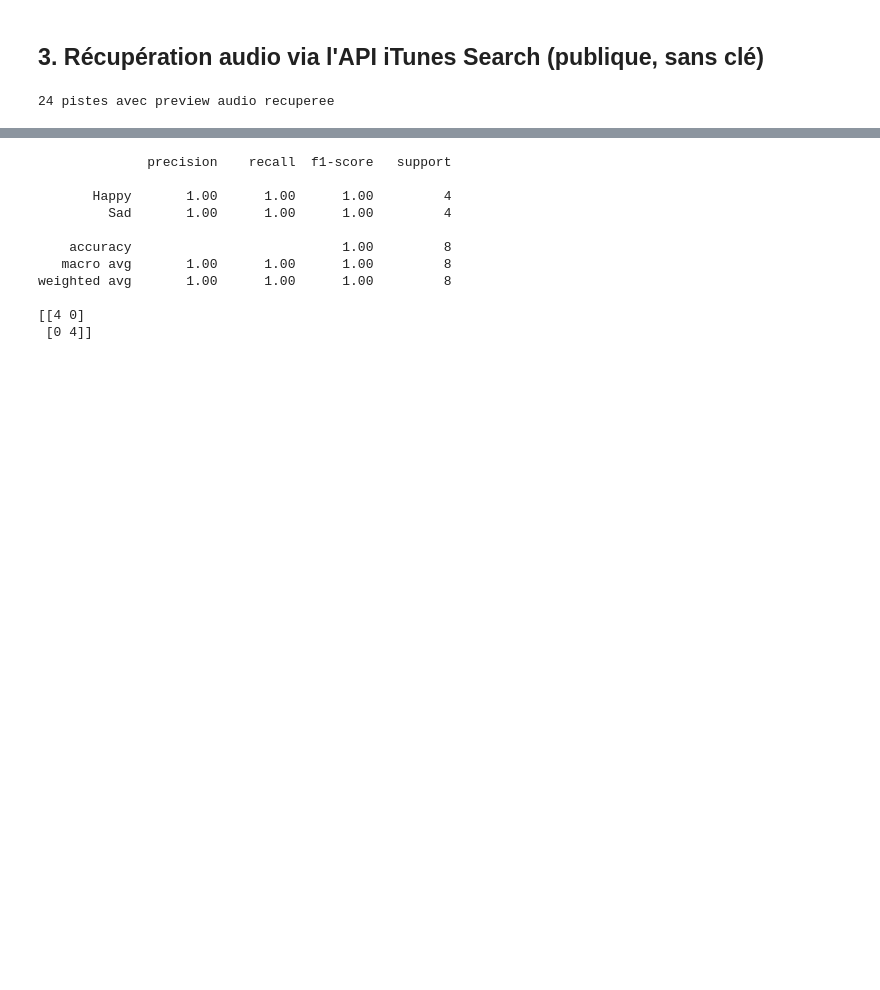
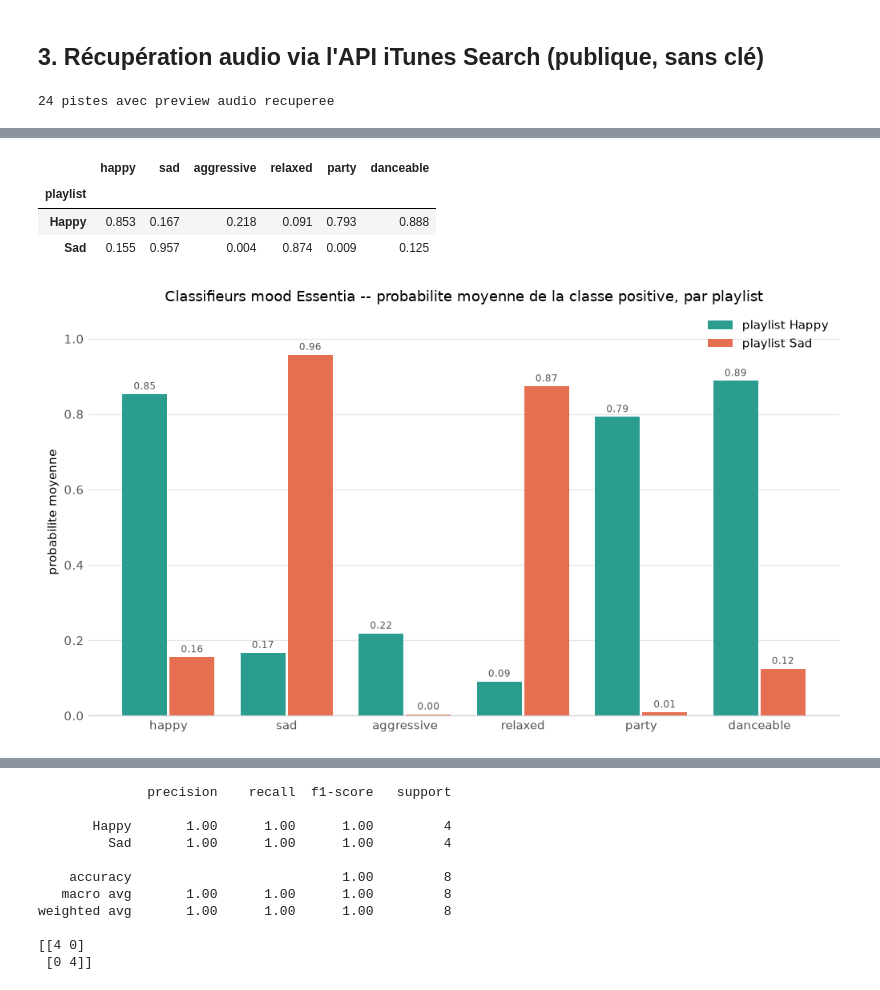
Before and after one commit to sdp92-hub/Moods-Happy-and-Sad-Clusters, a Jupyter notebook: Moods - Happy and Sad Clusters (v2 - Essentia+iTunes prototype).ipynb, the cells around one changed output, grey strips where cells are left out. Drawn from its saved outputs; the diff is of its cells as text; code cells hidden in the pictures; blank space fills up the shorter version.

```diff
--- a/Moods - Happy and Sad Clusters (v2 - Essentia+iTunes prototype).ipynb
+++ b/Moods - Happy and Sad Clusters (v2 - Essentia+iTunes prototype).ipynb
@@ -208,0 +306,31 @@ plt.show()
+# %%
+df.groupby("playlist")[MOOD_COLS].mean().round(3)
+# %% [output]
+|  | happy | sad | aggressive | relaxed | party | danceable |
+| playlist |  |  |  |  |  |  |
+| Happy | 0.853 | 0.167 | 0.218 | 0.091 | 0.793 | 0.888 |
+| Sad | 0.155 | 0.957 | 0.004 | 0.874 | 0.009 | 0.125 |
+# %%
+def grouped_bars(cols, title, xlabel_rot=0, figsize=(11, 6)):
+    means = df.groupby("playlist")[cols].mean()
+    x = np.arange(len(cols))
+    width, gap = 0.38, 0.02
+    fig, ax = plt.subplots(figsize=figsize)
+    for i, playlist in enumerate(["Happy", "Sad"]):
+        offset = (i - 0.5) * (width + gap)
+        bars = ax.bar(x + offset, means.loc[playlist, cols].values, width,
+                      label=f"playlist {playlist}", color=PALETTE[playlist])
+        ax.bar_label(bars, fmt="%.2f", padding=2, fontsize=8, color="#555555")
+    ax.set_xticks(x)
+    ax.set_xticklabels(cols, rotation=xlabel_rot, ha="right" if xlabel_rot else "center")
+    ax.set_ylabel("probabilite moyenne")
+    ax.set_ylim(0, 1.08)
+    ax.set_title(title)
+    ax.legend(frameon=False)
+    recessive_axes(ax)
+    plt.show()
+
+grouped_bars(MOOD_COLS,
+             "Classifieurs mood Essentia -- probabilite moyenne de la classe positive, par playlist")
+# %% [output]
+[figure, added]
```
Also changed, not shown: parts of 25 cells of this notebook, 1 other file.
